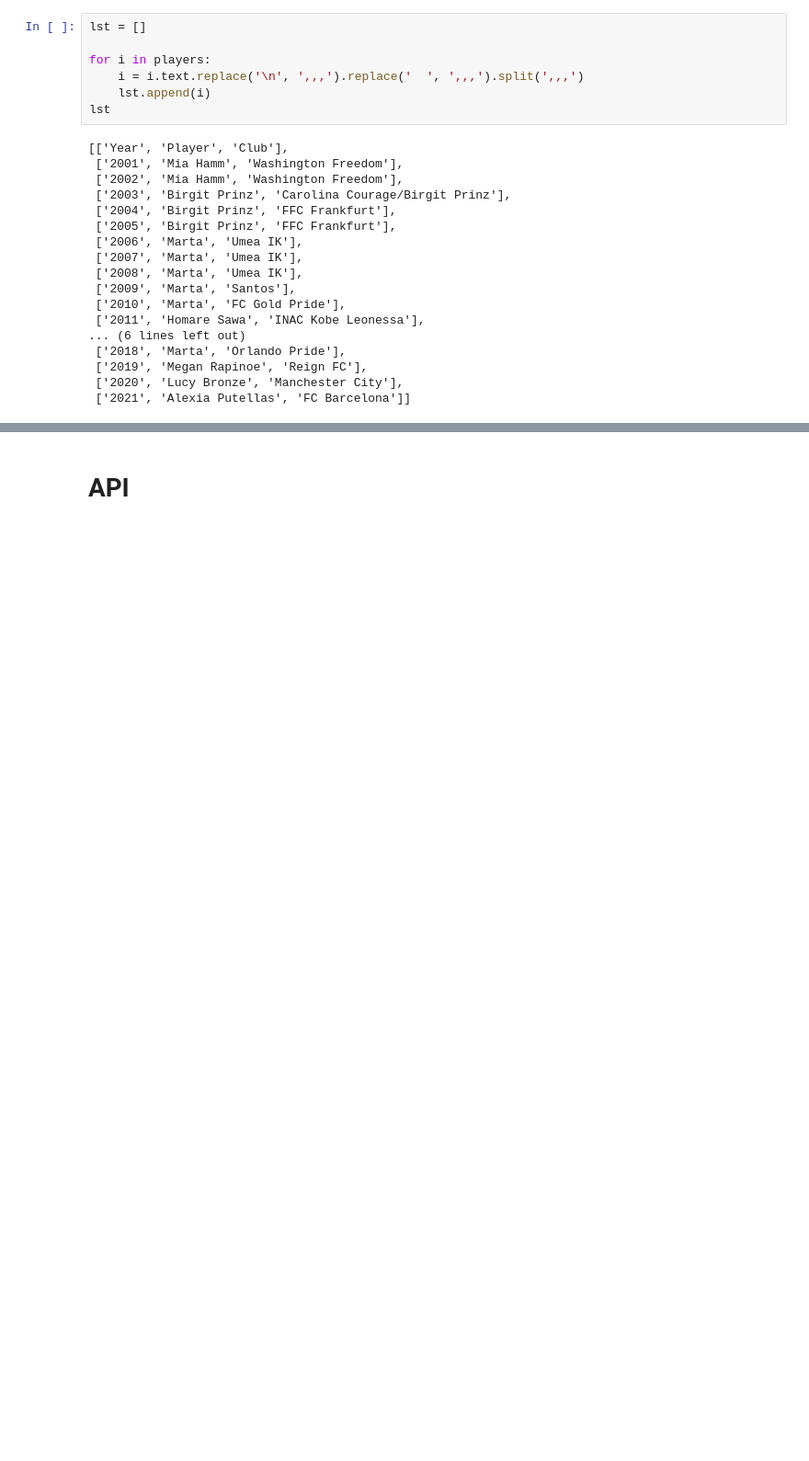
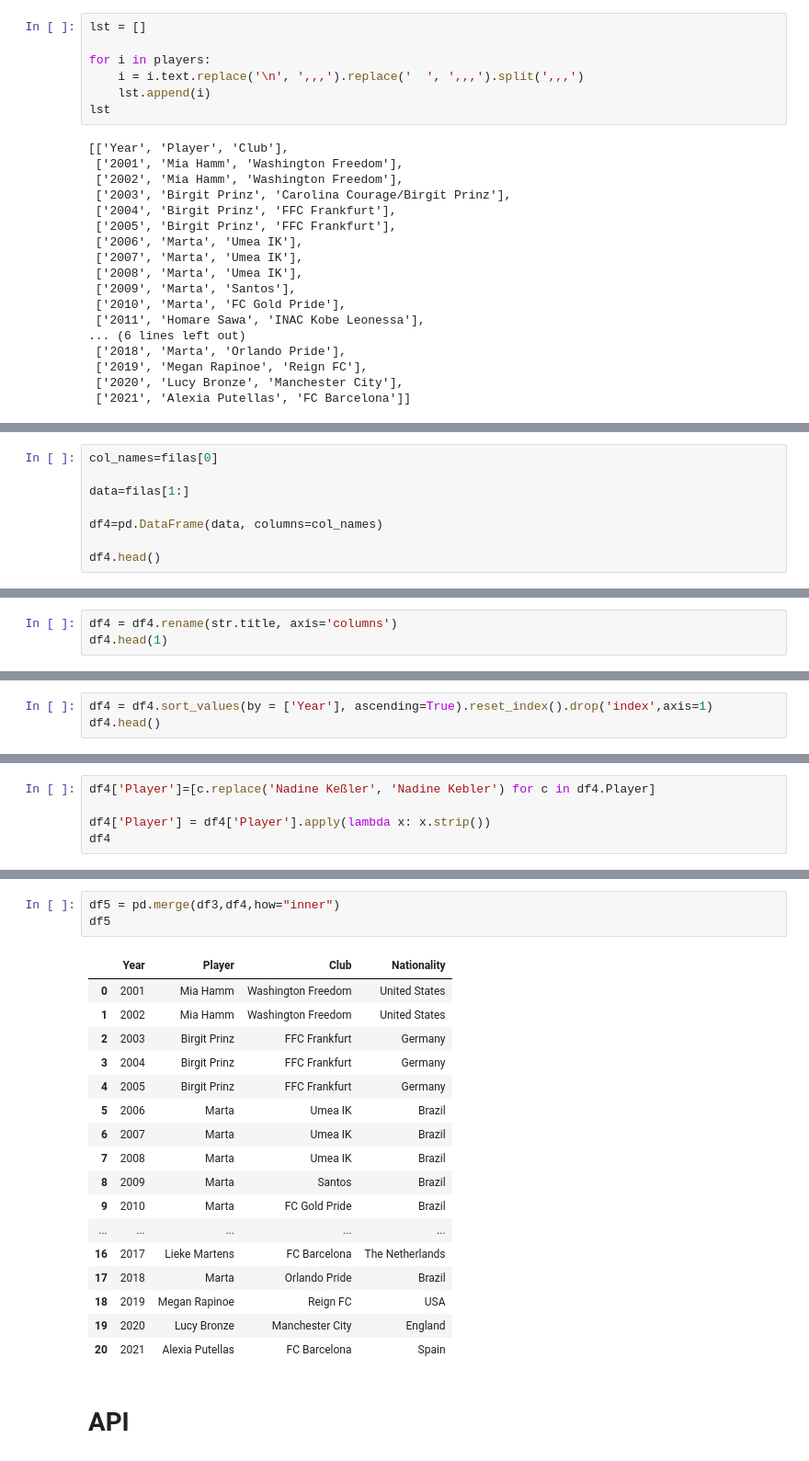
Before and after one commit to lucasmigliano21/LM-Project3-ETL, a Jupyter notebook: Cleaning.ipynb, the cells around one changed output, grey strips where cells are left out. Shown at 92% size. Cells and saved outputs as stored; diff of their text form; blank space fills up the shorter version.

```diff
--- a/Cleaning.ipynb
+++ b/Cleaning.ipynb
@@ -291,0 +432,8 @@ df3.head()
+# %%
+col_names=filas[0]
+
+data=filas[1:]
+
+df4=pd.DataFrame(data, columns=col_names)
+
+df4.head()
@@ -291,0 +447,3 @@ df3.head()
+# %%
+df4 = df4.rename(str.title, axis='columns')
+df4.head(1)
@@ -291,0 +453,3 @@ df3.head()
+# %%
+df4 = df4.sort_values(by = ['Year'], ascending=True).reset_index().drop('index',axis=1)
+df4.head()
@@ -291,0 +463,5 @@ df3.head()
+# %%
+df4['Player']=[c.replace('Nadine Keßler', 'Nadine Kebler') for c in df4.Player]
+
+df4['Player'] = df4['Player'].apply(lambda x: x.strip())
+df4
@@ -292,3 +486,24 @@ df3.head()
+# %%
+df5 = pd.merge(df3,df4,how="inner")
+df5
+# %% [output]
+|  | Year | Player | Club | Nationality |
+| 0 | 2001 | Mia Hamm | Washington Freedom | United States |
+| 1 | 2002 | Mia Hamm | Washington Freedom | United States |
+| 2 | 2003 | Birgit Prinz | FFC Frankfurt | Germany |
+| 3 | 2004 | Birgit Prinz | FFC Frankfurt | Germany |
+| 4 | 2005 | Birgit Prinz | FFC Frankfurt | Germany |
+| 5 | 2006 | Marta | Umea IK | Brazil |
+| 6 | 2007 | Marta | Umea IK | Brazil |
+| 7 | 2008 | Marta | Umea IK | Brazil |
+| 8 | 2009 | Marta | Santos | Brazil |
+| 9 | 2010 | Marta | FC Gold Pride | Brazil |
+| ... | ... | ... | ... | ... |
+| 16 | 2017 | Lieke Martens | FC Barcelona | The Netherlands |
+| 17 | 2018 | Marta | Orlando Pride | Brazil |
+| 18 | 2019 | Megan Rapinoe | Reign FC | USA |
+| 19 | 2020 | Lucy Bronze | Manchester City | England |
+| 20 | 2021 | Alexia Putellas | FC Barcelona | Spain |
 # %% [markdown]
 # API
 # %% [markdown]
```
Also changed, not shown: parts of 19 cells of this notebook.
